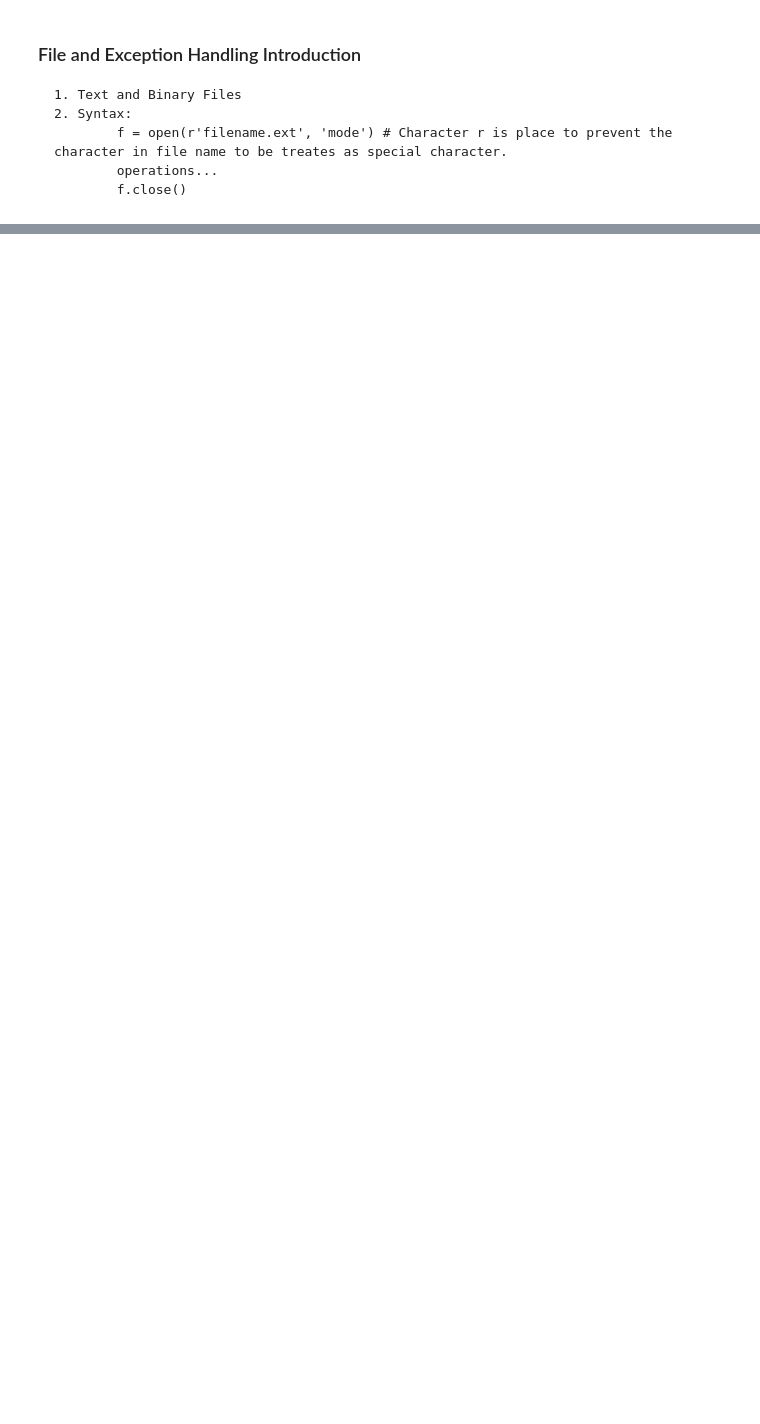
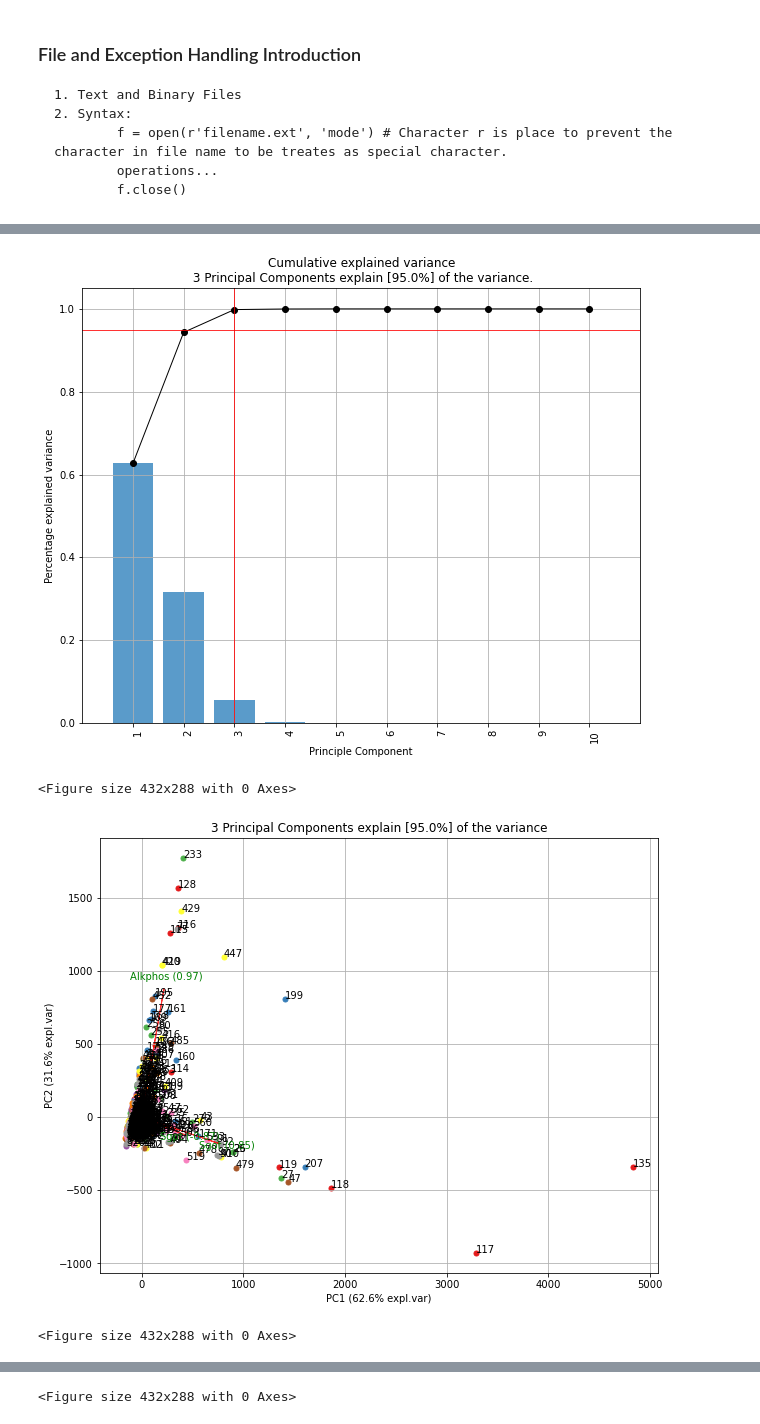
Before and after one commit to Blrbalaji/LB_2020.11.01, a Jupyter notebook: Class_Notes/00_Snippets.ipynb, the cells around one changed output, grey strips where cells are left out. Drawn from its saved outputs; the diff is of its cells as text; code cells hidden in the pictures; blank space fills up the shorter version.

```diff
--- a/Class_Notes/00_Snippets.ipynb
+++ b/Class_Notes/00_Snippets.ipynb
@@ -568,0 +531,16 @@ import matplot
+# %%
+fig2, ax = model.plot()
+plt.savefig(f"{OUTPATH}{FIG2}")
+
+fig3, ax = model.biplot(n_feat=3, legend=False)
+plt.savefig(f"{OUTPATH}{FIG3}")
+
+fig4, ax = model.biplot3d(n_feat=3, legend=False)
+plt.savefig(f"{OUTPATH}{FIG4}")
+
+plt.show()
+# %% [output]
+[figure, added]
+<Figure size 432x288 with 0 Axes>
+[figure, added]
+<Figure size 432x288 with 0 Axes>
@@ -568,0 +548 @@ import matplot
+<Figure size 432x288 with 0 Axes>
```
Also changed, not shown: parts of 31 cells of this notebook.
